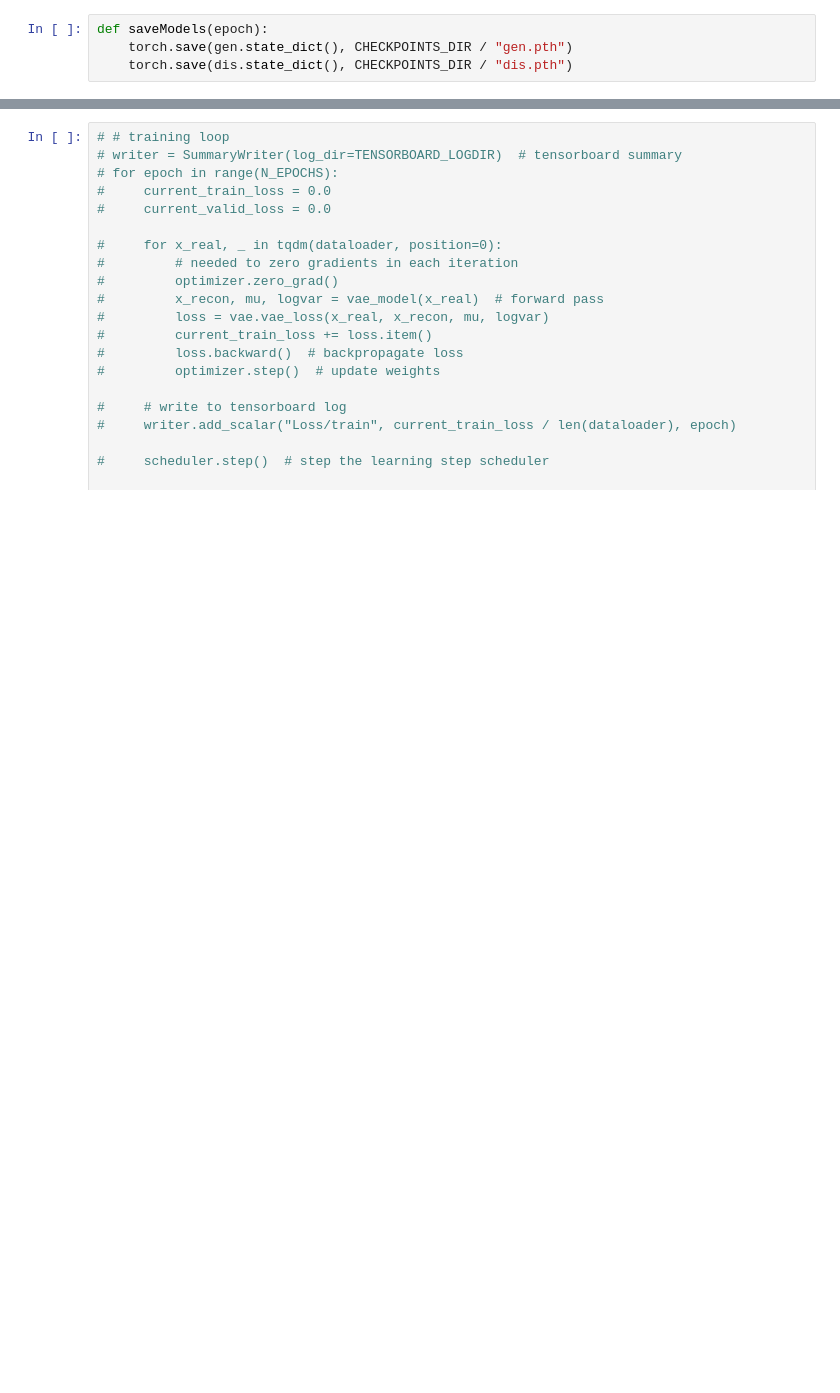
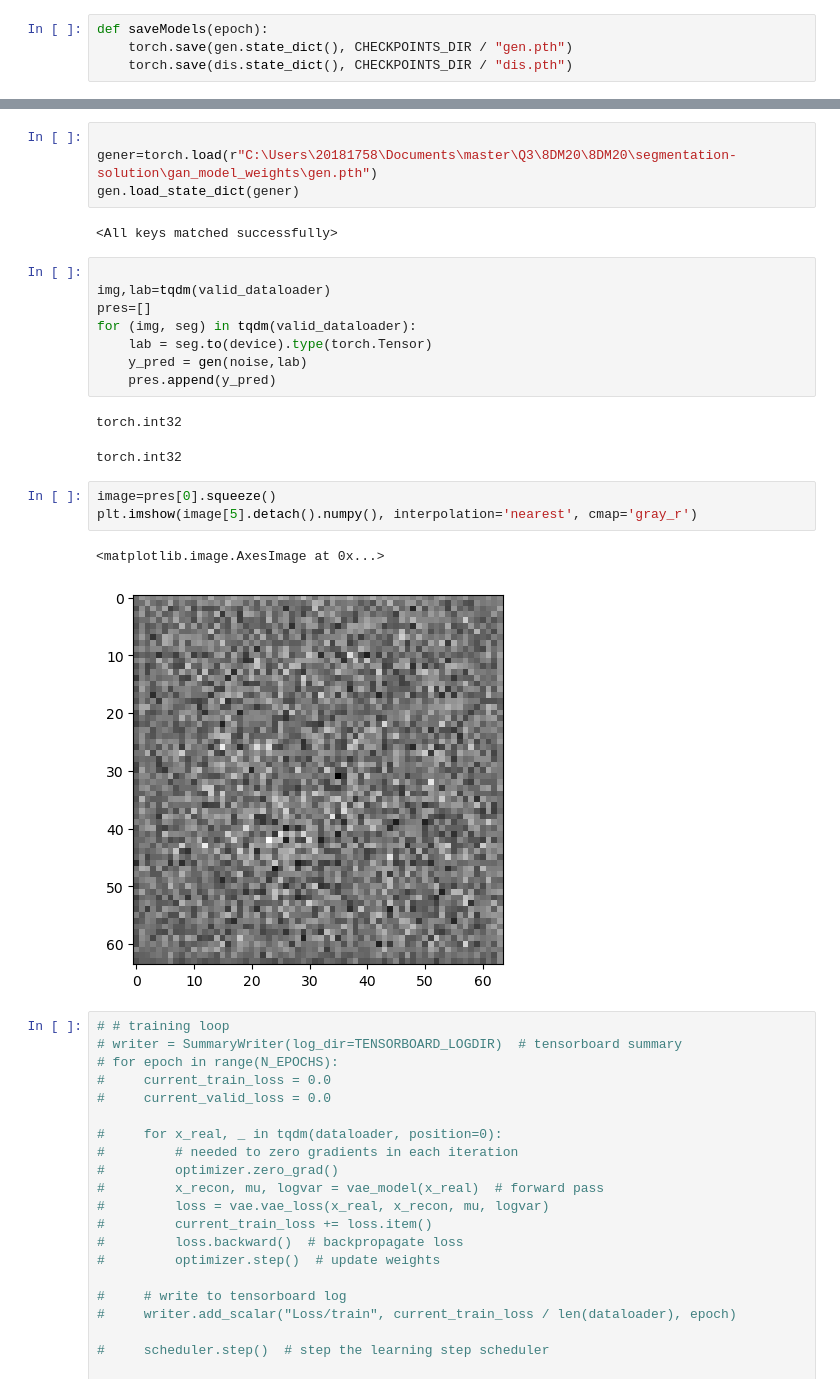
Before and after one commit to LarsV167/Capita_selecta, a Jupyter notebook: VAE_CIAN_TRAIN.ipynb, the cells around one changed output, grey strips where cells are left out. Saved outputs shown, nothing was run; the diff lists cells and outputs as text; blank space fills up the shorter version.

```diff
--- a/VAE_CIAN_TRAIN.ipynb
+++ b/VAE_CIAN_TRAIN.ipynb
@@ -450,6 +488,29 @@ plt.imshow(img[5],cmap= 'gray')
 %tensorboard --logdir='GAN_runs'
 # %% [output]
 [interactive output not drawn]
+# %%
+
+gener=torch.load(r"C:\Users\20181758\Documents\master\Q3\8DM20\8DM20\segmentation-solution\gan_model_weights\gen.pth")
+gen.load_state_dict(gener)
+# %% [output]
+<All keys matched successfully>
+# %%
+
+img,lab=tqdm(valid_dataloader)
+pres=[]
+for (img, seg) in tqdm(valid_dataloader):
+    lab = seg.to(device).type(torch.Tensor)
+    y_pred = gen(noise,lab)
+    pres.append(y_pred)
+# %% [output]
+torch.int32
+torch.int32
+# %%
+image=pres[0].squeeze()
+plt.imshow(image[5].detach().numpy(), interpolation='nearest', cmap='gray_r')
+# %% [output]
+<matplotlib.image.AxesImage at 0x...>
+[figure, added]
 # %%
 # # training loop
 # writer = SummaryWriter(log_dir=TENSORBOARD_LOGDIR)  # tensorboard summary
```
Also changed, not shown: parts of 12 cells of this notebook.
